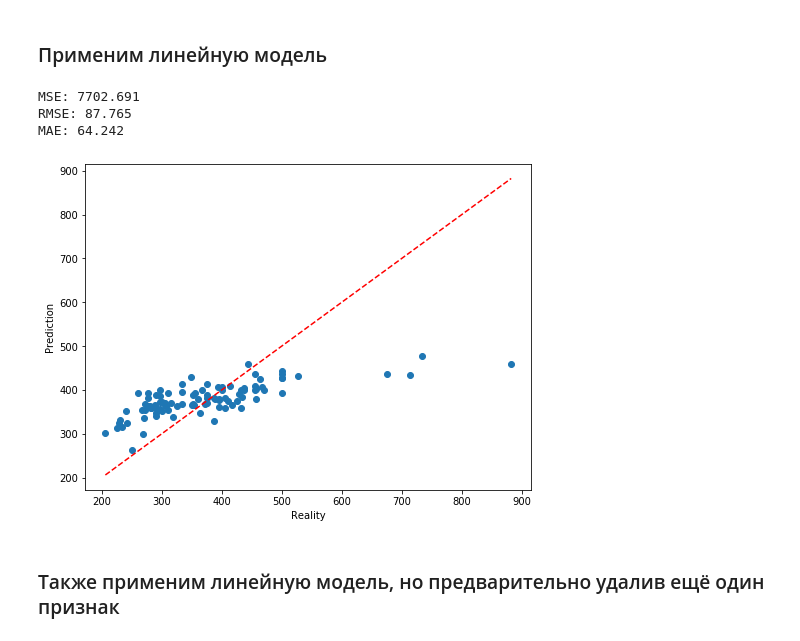
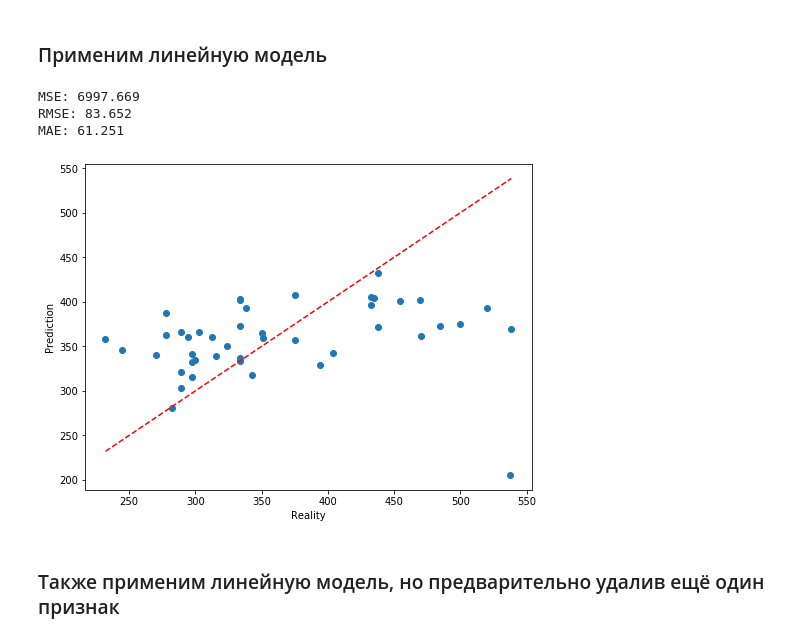
Before and after one commit to lenarsaitov/cianparser, a Jupyter notebook: research_results_data.ipynb, the cells around one changed output. Drawn from its saved outputs; the diff is of its cells as text; code cells hidden in the pictures.

```diff
--- a/mini-research.ipynb
+++ b/research_results_data.ipynb
@@ -339,2 +338,5 @@ Text(0, 0.5, 'Плотность')
 # %% [markdown]
 ### Преобразуем нечисловые признаки в числовые
+# %%
+data = data.loc[data["kitchen_meters"] != -1]
+data
@@ -341,6 +357,4 @@ Text(0, 0.5, 'Плотность')
 # %%
 enc = LabelEncoder()
-df.iloc[:,1] = enc.fit_transform(df.iloc[:,1])
-
-df.head()
+data.iloc[:,0] = enc.fit_transform(data.iloc[:,0])
 # %% [output]
@@ -362,17 +376,17 @@ fig = sns_plot.get_figure()
 # %% [markdown]
 ### Применим линейную модель
 # %%
-train_data, test_data, train_labels, test_labels = train_test_split(df.iloc[:, :-1], df.iloc[:, -1], test_size = 0.1, random_state=0)
+train_data, test_data, train_labels, test_labels = train_test_split(data.iloc[:, :-1], data.iloc[:, -1], test_size = 0.1, random_state=0)
 
 model = LinearRegression()
 model.fit(X=train_data, y=train_labels)
 
 accuracy_report(test_labels, model.predict(test_data))
 # %% [output]
-MSE: 7702.691
-RMSE: 87.765
-MAE: 64.242
+MSE: 6997.669
+RMSE: 83.652
+MAE: 61.251
-[figure, old version]
+[figure, new version]
 # %% [markdown]
 ### Также применим линейную модель, но предварительно удалив ещё один признак
 # %%
```
Also changed, not shown: parts of 15 cells of this notebook.
